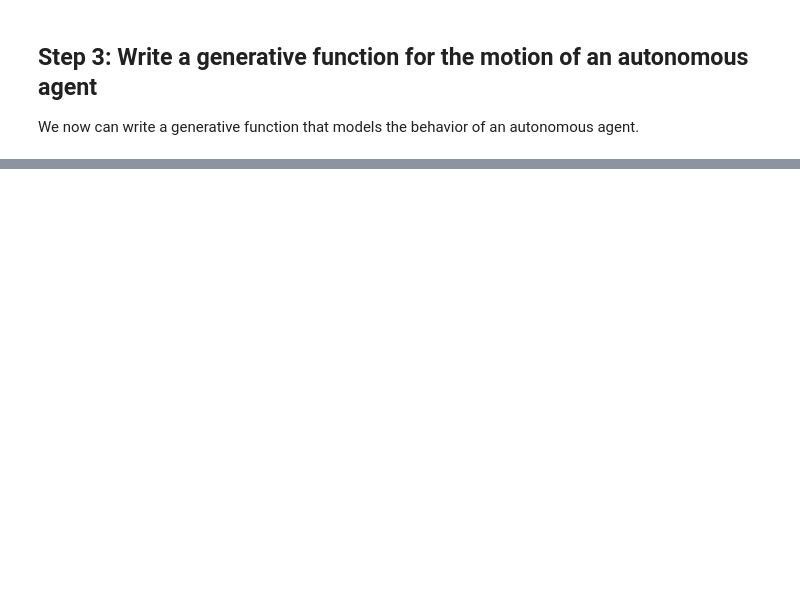
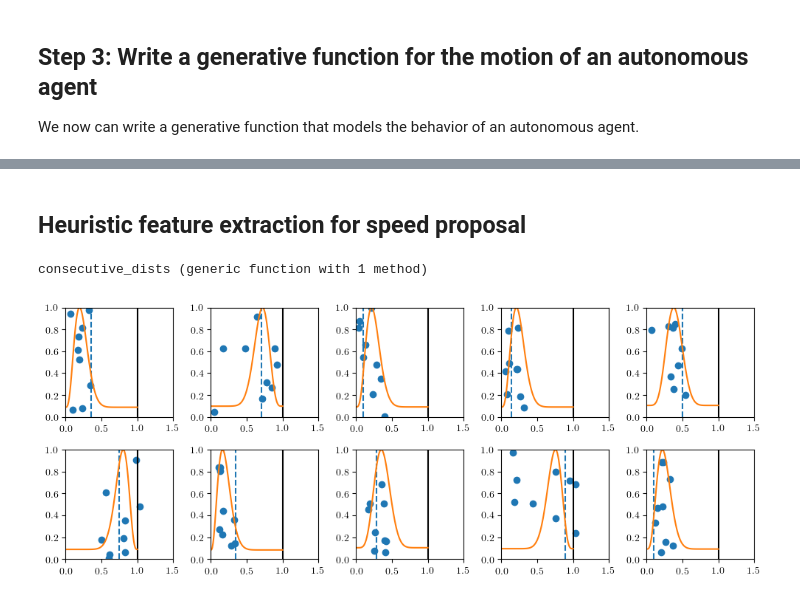
Before and after one commit to probcomp/gen-quickstart, a Jupyter notebook: tutorial-importance-sampling/tutorial-importance-sampling.ipynb, the cells around one changed output, grey strips where cells are left out. Cells and saved outputs as stored; diff of their text form; code cells hidden in the pictures; blank space fills up the shorter version.

Commit message:
checkpoit - trained proposal working

```diff
--- a/tutorial-importance-sampling/tutorial-importance-sampling.ipynb
+++ b/tutorial-importance-sampling/tutorial-importance-sampling.ipynb
@@ -414,0 +579,2 @@ println(get_assmt(trace))
+# %% [markdown]
+## Heuristic feature extraction for speed proposal
@@ -414,0 +583,6 @@ println(get_assmt(trace))
+# %%
+traces = []
+for i=1:100
+    (trace, _) = initialize(model, (scene, dt, num_ticks), EmptyAssignment())
+    push!(traces, trace)
+end
@@ -414,0 +591,37 @@ println(get_assmt(trace))
+# %%
+# idea: take the pairwise distance between all observations
+function consecutive_dists(measurements::Vector{Point})
+    n = length(measurements)
+    dists = Array{Float64}(undef, n-1)
+    for i=1:n-1
+        dists[i] = dist(measurements[i], measurements[i+1])
+    end
+    dists
+end
+# %% [output]
+consecutive_dists (generic function with 1 method)
+# %%
+import Statistics
+PyPlot.figure(figsize=(10, 4))
+for (i, trace) in enumerate(traces[1:10])
+    PyPlot.subplot(2, 5, i)
+    (start, dest, speed, noise, maybe_path, locations, measurements) = get_retval(trace)
+    dists = consecutive_dists(measurements)
+    PyPlot.plot([speed, speed], [0, 1], "--")
+    PyPlot.plot([1, 1], [0, 1], "k")
+    PyPlot.scatter(dists / dt, rand(length(dists)))
+    guess = Statistics.median(dists) / dt
+    #PyPlot.plot([guess, guess], [0, 1], "r")
+    # compute parameters of beta distribution
+    N = 20
+    alpha = guess * (N - 2) + 1
+    beta = N - alpha
+    pdfs = [exp(logpdf(beta_uniform, s, 0.7, alpha, beta)) for s in 0.0:0.01:1.0]
+    PyPlot.plot(0.0:0.01:1.0, pdfs / maximum(pdfs))
+    ax = PyPlot.gca()
+    ax[:set_xlim](0, 1.5)
+    ax[:set_ylim](0, 1)
+end
+PyPlot.tight_layout()
+# %% [output]
+[figure, added]
```
Also changed, not shown: parts of 62 cells of this notebook, 8 other files.
